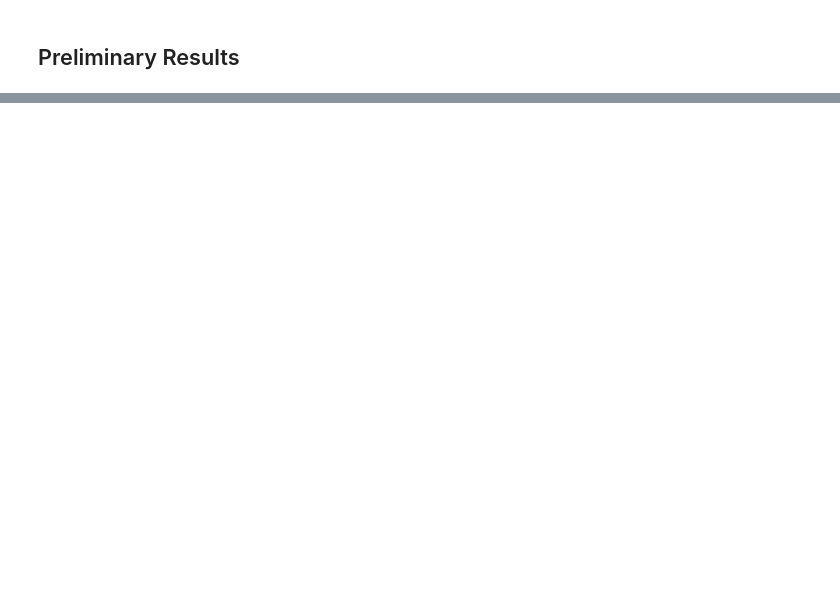
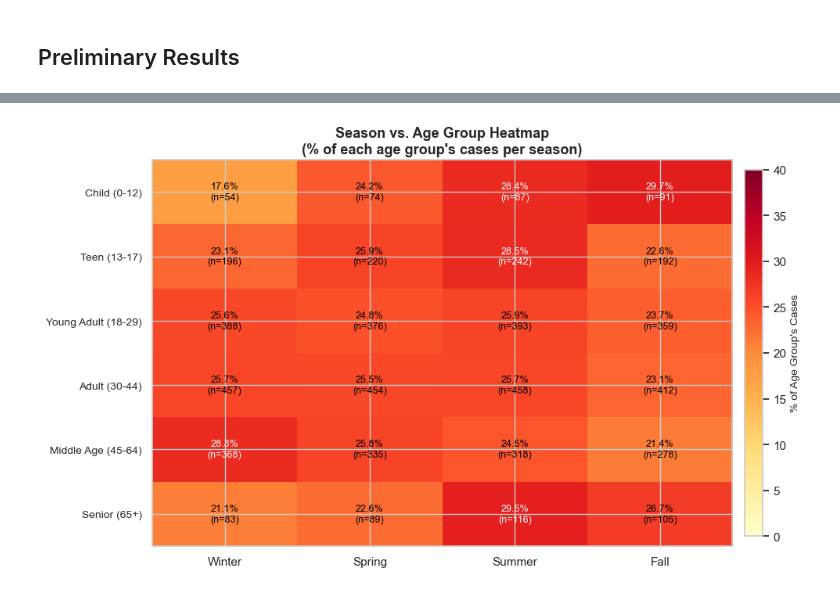
Before and after one commit to jonmoses/Lost-In-The-Mountains, a Jupyter notebook: Lost-In-The-Mountains-Final-Project.ipynb, the cells around one changed output, grey strips where cells are left out. Cells and saved outputs as stored; diff of their text form; code cells hidden in the pictures; blank space fills up the shorter version.

```diff
--- a/Lost-In-The-Mountains-Final-Project.ipynb
+++ b/Lost-In-The-Mountains-Final-Project.ipynb
@@ -572,0 +711,63 @@ Proof of concept covariance mapping for economic data went well. For the final I
+# %%
+import pandas as pd
+import numpy as np
+import matplotlib.pyplot as plt
+
+df_mp = pd.read_csv("data/missing_persons_with_coords.csv")
+df_mp["DLC"] = pd.to_datetime(df_mp["DLC"], errors="coerce")
+df_mp["month"] = df_mp["DLC"].dt.month
+season_map = {12: "Winter", 1: "Winter", 2: "Winter",
+              3: "Spring",  4: "Spring",  5: "Spring",
+              6: "Summer",  7: "Summer",  8: "Summer",
+              9: "Fall",   10: "Fall",   11: "Fall"}
+df_mp["season"] = df_mp["month"].map(season_map)
+
+# Parse age from "17 Years" format
+df_mp["age_val"] = pd.to_numeric(
+    df_mp["Missing Age"].str.extract(r"(\d+)")[0], errors="coerce"
+)
+
+# Age buckets
+bins   = [0, 12, 17, 29, 44, 64, 120]
+labels = ["Child (0-12)", "Teen (13-17)", "Young Adult (18-29)",
+          "Adult (30-44)", "Middle Age (45-64)", "Senior (65+)"]
+df_mp["age_group"] = pd.cut(df_mp["age_val"], bins=bins, labels=labels, right=True)
+
+# Pivot: rows = age group, columns = season (ordered)
+season_order = ["Winter", "Spring", "Summer", "Fall"]
+pivot = (
+    df_mp.dropna(subset=["age_group", "season"])
+    .groupby(["age_group", "season"])
+    .size()
+    .unstack("season")
+    .reindex(columns=season_order)
+)
+
+# Normalize each row to show proportions within each age group
+pivot_norm = pivot.div(pivot.sum(axis=1), axis=0) * 100
+
+fig, ax = plt.subplots(figsize=(10, 6))
+im = ax.imshow(pivot_norm.values, cmap="YlOrRd", aspect="auto", vmin=0, vmax=40)
+
+ax.set_xticks(range(len(season_order)))
+ax.set_xticklabels(season_order, fontsize=11)
+ax.set_yticks(range(len(labels)))
+ax.set_yticklabels(labels, fontsize=10)
+ax.set_title("Season vs. Age Group Heatmap\n(% of each age group\'s cases per season)",
+             fontsize=13, fontweight="bold")
+
+for r in range(pivot_norm.shape[0]):
+    for c in range(pivot_norm.shape[1]):
+        val = pivot_norm.iloc[r, c]
+        raw = pivot.iloc[r, c]
+        text_color = "white" if val > 28 else "black"
+        ax.text(c, r, f"{val:.1f}%\n(n={int(raw)})",
+                ha="center", va="center", fontsize=9, color=text_color)
+
+cbar = fig.colorbar(im, ax=ax, fraction=0.03, pad=0.02)
+cbar.set_label("% of Age Group\'s Cases", fontsize=10)
+
+plt.tight_layout()
+plt.show()
+# %% [output]
+[figure, added]
```
Also changed, not shown: parts of 26 cells of this notebook.
